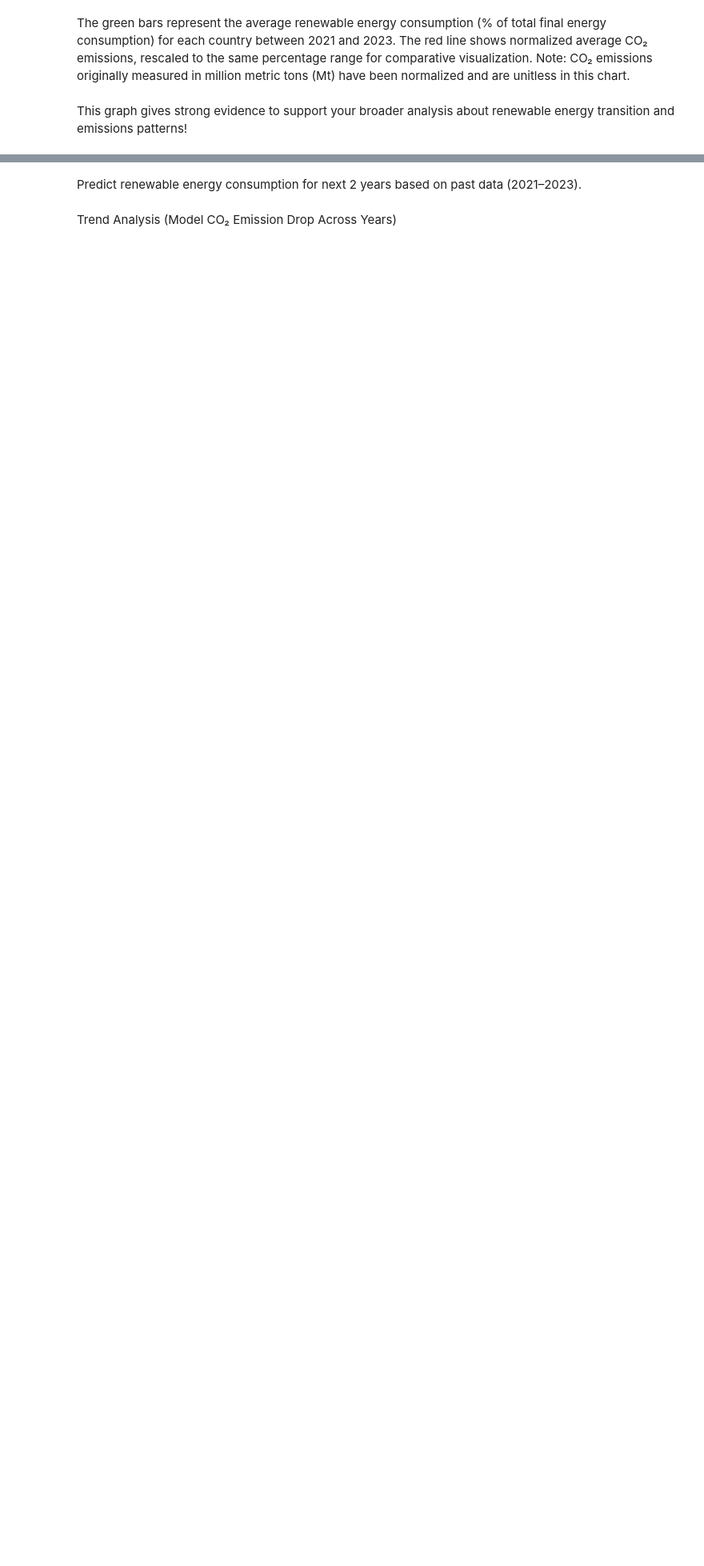
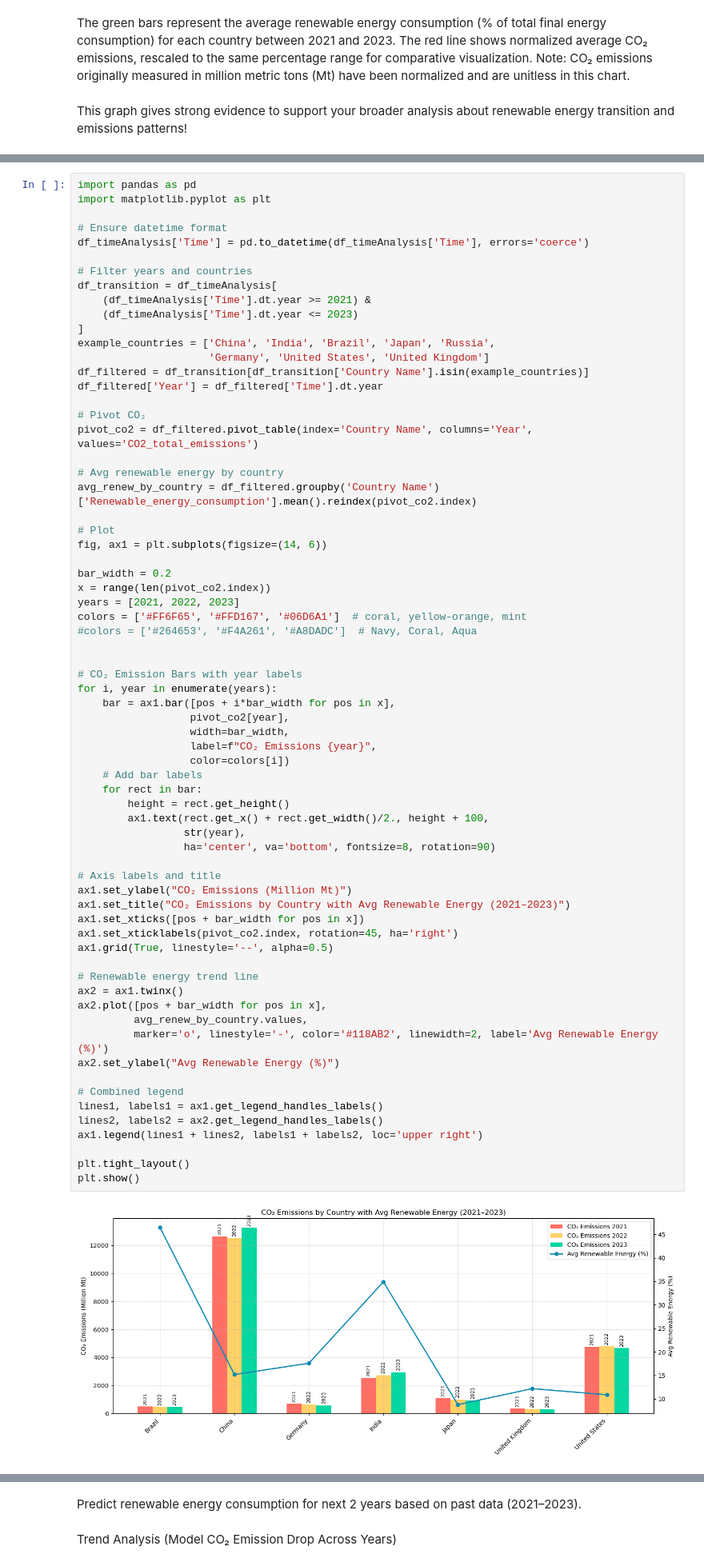
Before and after one commit to CSUN-MS-BANA/culminating-project-group-2, a Jupyter notebook: WEEK 7/TimeSeriesAnalysis_Kanak.ipynb, the cells around one changed output, grey strips where cells are left out. Shown at 80% size. Drawn from its saved outputs; the diff is of its cells as text; blank space fills up the shorter version.

```diff
--- a/WEEK 7/TimeSeriesAnalysis_Kanak.ipynb
+++ b/WEEK 7/TimeSeriesAnalysis_Kanak.ipynb
@@ -811,0 +881,70 @@ This graph gives strong evidence to support your broader analysis about renewabl
+# %%
+import pandas as pd
+import matplotlib.pyplot as plt
+
+# Ensure datetime format
+df_timeAnalysis['Time'] = pd.to_datetime(df_timeAnalysis['Time'], errors='coerce')
+
+# Filter years and countries
+df_transition = df_timeAnalysis[
+    (df_timeAnalysis['Time'].dt.year >= 2021) &
+    (df_timeAnalysis['Time'].dt.year <= 2023)
+]
+example_countries = ['China', 'India', 'Brazil', 'Japan', 'Russia',
+                     'Germany', 'United States', 'United Kingdom']
+df_filtered = df_transition[df_transition['Country Name'].isin(example_countries)]
+df_filtered['Year'] = df_filtered['Time'].dt.year
+
+# Pivot CO₂
+pivot_co2 = df_filtered.pivot_table(index='Country Name', columns='Year', values='CO2_total_emissions')
+
+# Avg renewable energy by country
+avg_renew_by_country = df_filtered.groupby('Country Name')['Renewable_energy_consumption'].mean().reindex(pivot_co2.index)
+
+# Plot
+fig, ax1 = plt.subplots(figsize=(14, 6))
+
+bar_width = 0.2
+x = range(len(pivot_co2.index))
+years = [2021, 2022, 2023]
+colors = ['#FF6F65', '#FFD167', '#06D6A1']  # coral, yellow-orange, mint
+#colors = ['#264653', '#F4A261', '#A8DADC']  # Navy, Coral, Aqua
+
+
+# CO₂ Emission Bars with year labels
+for i, year in enumerate(years):
+    bar = ax1.bar([pos + i*bar_width for pos in x],
+                  pivot_co2[year],
+                  width=bar_width,
+                  label=f"CO₂ Emissions {year}",
+                  color=colors[i])
+    # Add bar labels
+    for rect in bar:
+        height = rect.get_height()
+        ax1.text(rect.get_x() + rect.get_width()/2., height + 100,
+                 str(year),
+                 ha='center', va='bottom', fontsize=8, rotation=90)
+
+# Axis labels and title
+ax1.set_ylabel("CO₂ Emissions (Million Mt)")
+ax1.set_title("CO₂ Emissions by Country with Avg Renewable Energy (2021–2023)")
+ax1.set_xticks([pos + bar_width for pos in x])
+ax1.set_xticklabels(pivot_co2.index, rotation=45, ha='right')
+ax1.grid(True, linestyle='--', alpha=0.5)
+
+# Renewable energy trend line
+ax2 = ax1.twinx()
+ax2.plot([pos + bar_width for pos in x],
+         avg_renew_by_country.values,
+         marker='o', linestyle='-', color='#118AB2', linewidth=2, label='Avg Renewable Energy (%)')
+ax2.set_ylabel("Avg Renewable Energy (%)")
+
+# Combined legend
+lines1, labels1 = ax1.get_legend_handles_labels()
+lines2, labels2 = ax2.get_legend_handles_labels()
+ax1.legend(lines1 + lines2, labels1 + labels2, loc='upper right')
+
+plt.tight_layout()
+plt.show()
+# %% [output]
+[figure, added]
```
Also changed, not shown: parts of 5 cells of this notebook.
